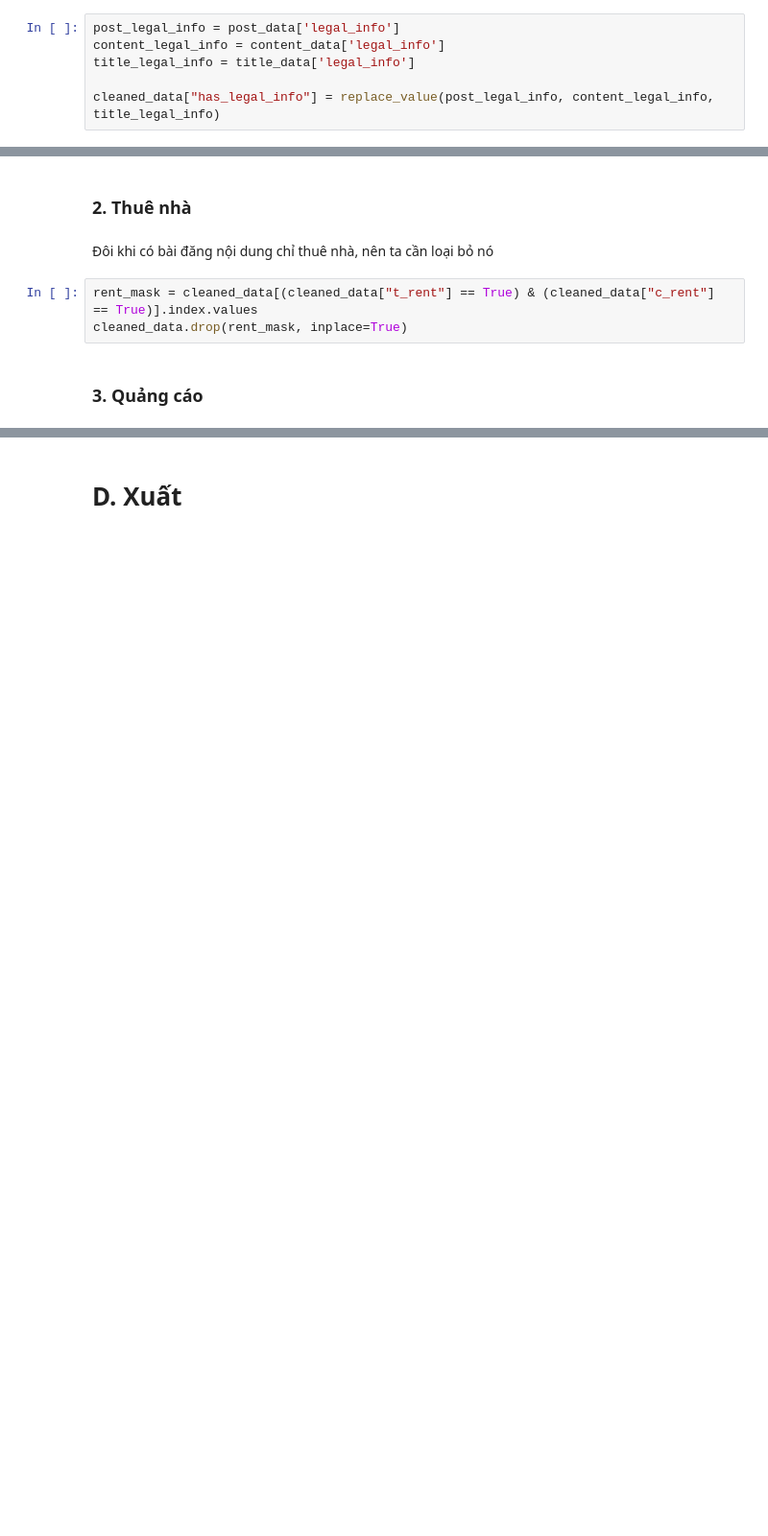
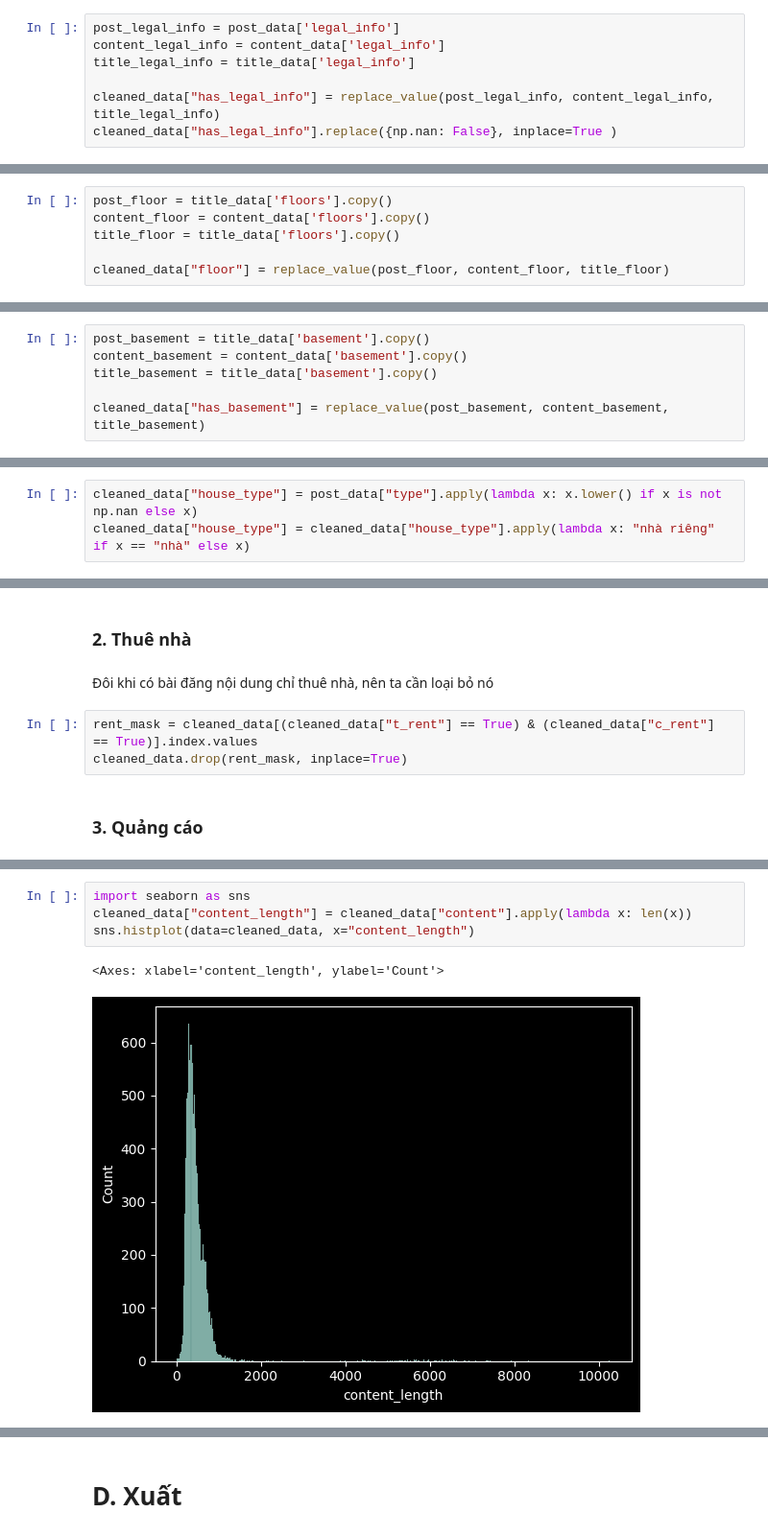
Before and after one commit to tis51T/House-Price-Prediction, a Jupyter notebook: cleaning.ipynb, the cells around one changed output, grey strips where cells are left out. Shown at 96% size. Drawn from its saved outputs; the diff is of its cells as text; blank space fills up the shorter version.

Commit message:
Updating data

```diff
--- a/cleaning.ipynb
+++ b/cleaning.ipynb
@@ -165,3 +181,4 @@ content_legal_info = content_data['legal_info']
 title_legal_info = title_data['legal_info']
 
 cleaned_data["has_legal_info"] = replace_value(post_legal_info, content_legal_info, title_legal_info)
+cleaned_data["has_legal_info"].replace({np.nan: False}, inplace=True )
@@ -182,0 +200,6 @@ cleaned_data.head()
+# %%
+post_floor = title_data['floors'].copy()
+content_floor = content_data['floors'].copy()
+title_floor = title_data['floors'].copy()
+
+cleaned_data["floor"] = replace_value(post_floor, content_floor, title_floor)
@@ -182,0 +208,6 @@ cleaned_data.head()
+# %%
+post_basement = title_data['basement'].copy()
+content_basement = content_data['basement'].copy()
+title_basement = title_data['basement'].copy()
+
+cleaned_data["has_basement"] = replace_value(post_basement, content_basement, title_basement)
@@ -182,0 +216,3 @@ cleaned_data.head()
+# %%
+cleaned_data["house_type"] = post_data["type"].apply(lambda x: x.lower() if x is not np.nan else x)
+cleaned_data["house_type"] = cleaned_data["house_type"].apply(lambda x: "nhà riêng" if x == "nhà" else x)
@@ -221,0 +281,7 @@ Ngoài ra, cũng có các nội dung là về quảng cáo, tiếp thị mặt h
+# %%
+import seaborn as sns
+cleaned_data["content_length"] = cleaned_data["content"].apply(lambda x: len(x))
+sns.histplot(data=cleaned_data, x="content_length")
+# %% [output]
+<Axes: xlabel='content_length', ylabel='Count'>
+[figure, added]
```
Also changed, not shown: parts of 16 cells of this notebook, 4 other files.
